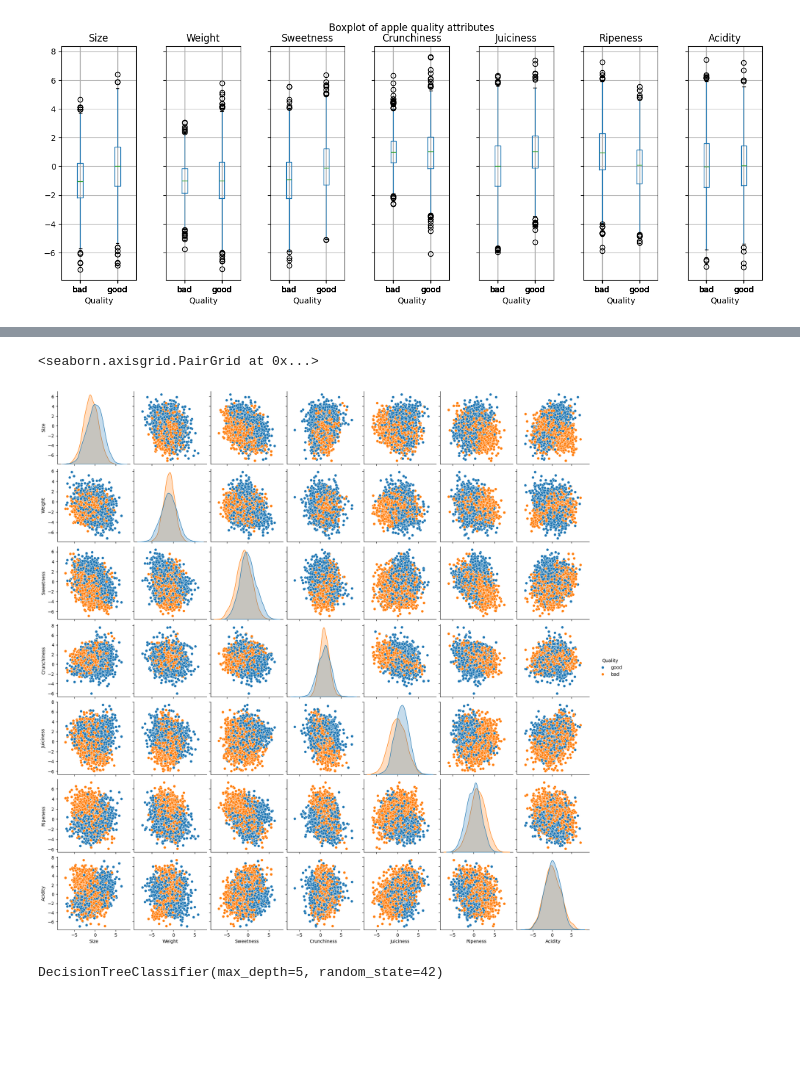
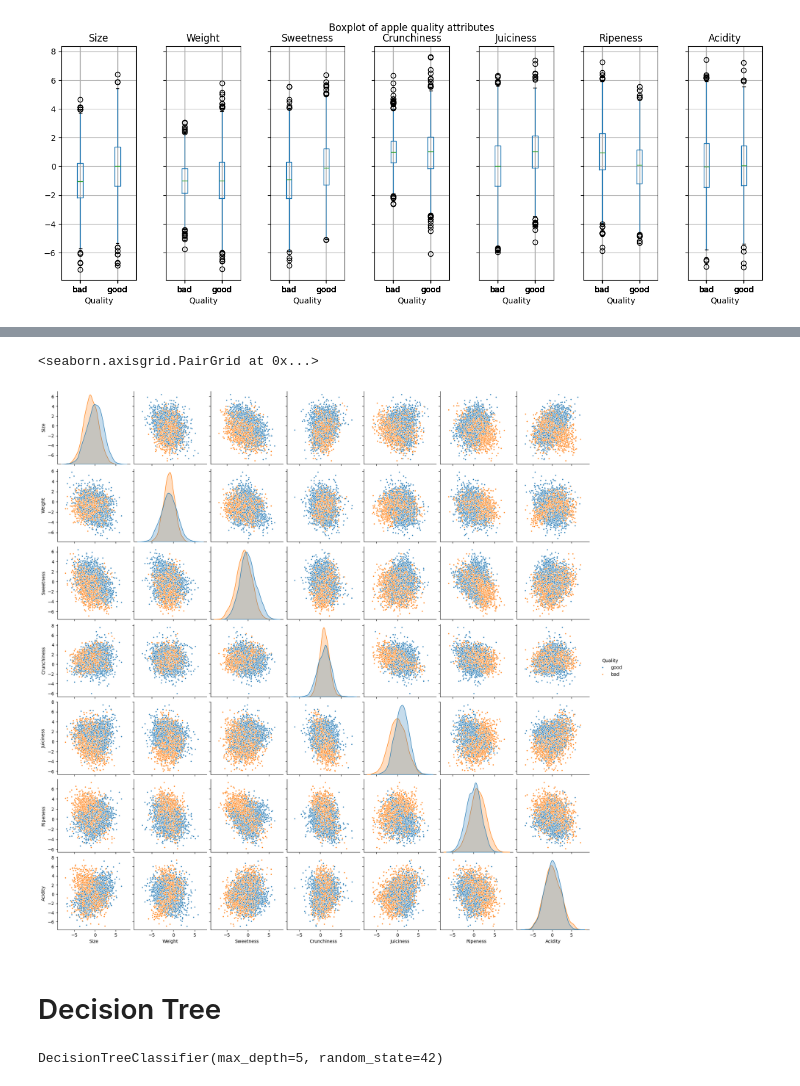
Before and after one commit to timonoessler/DataExplorationProject, a Jupyter notebook: src/Data_explo.ipynb, the cells around one changed output, grey strips where cells are left out. Cells and saved outputs as stored; diff of their text form; code cells hidden in the pictures; blank space fills up the shorter version.

```diff
--- a/src/Data_explo.ipynb
+++ b/src/Data_explo.ipynb
@@ -206,9 +209,11 @@ plt.show()
 # %%
 # Pairplot
-sns.pairplot(df, hue='Quality')
+sns.pairplot(df, hue='Quality', markers=[".", "."])
 # %% [output]
 <seaborn.axisgrid.PairGrid at 0x...>
-[figure, old version]
+[figure, new version]
+# %% [markdown]
+# Decision Tree
 # %%
 # Desicion Tree
 cols = df.columns[0:7]
```
Also changed, not shown: parts of 17 cells of this notebook.
